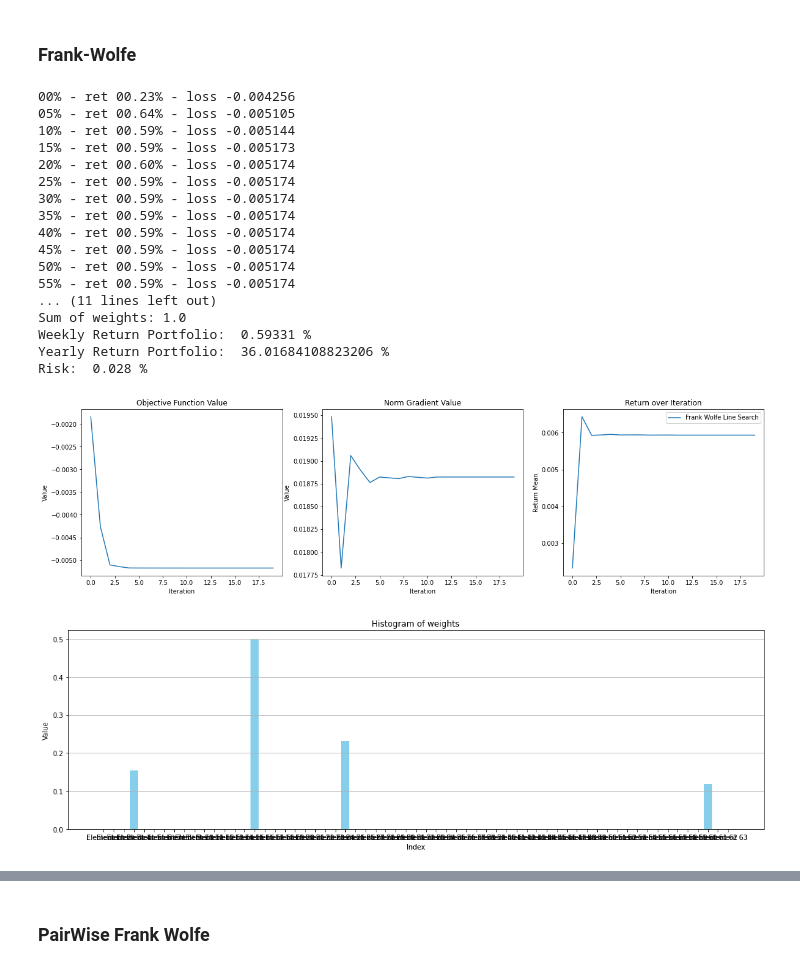
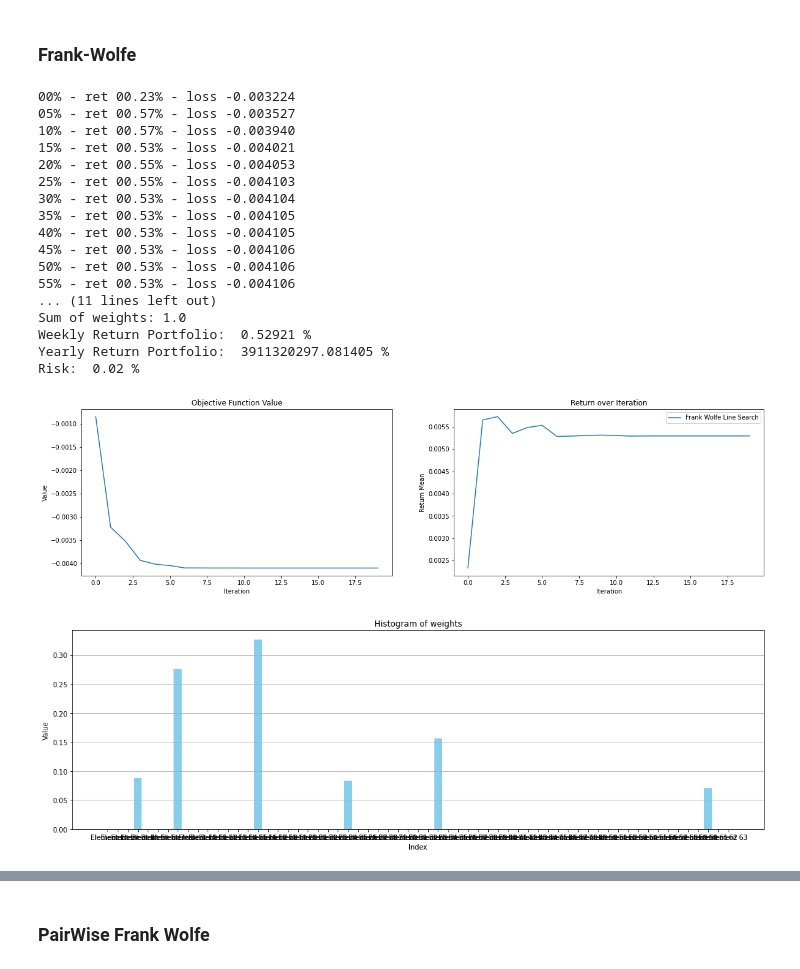
Before and after one commit to RobEngin/Methods-for-Portfolio-Optimization, a Jupyter notebook: opt-project.ipynb, the cells around one changed output, grey strips where cells are left out. Drawn from its saved outputs; the diff is of its cells as text; code cells hidden in the pictures.

```diff
--- a/opt-project.ipynb
+++ b/opt-project.ipynb
@@ -308,87 +291,80 @@ def gradient(weights, ret_mean, cov, RISK_AVERSION):
 # %% [markdown]
 ## Frank-Wolfe and Pairwise Frank-Wolfe over the Markowitz portfolio problems
 # %%
-RISK_AVERSION = 1
+RISK_AVERSION = 3
 # %%
+# Linear Minimization Oracle (LMO)
 def linearMinimizationOracle(grad):
-    """
-    Linear Minimization Oracle (LMO) without using linprog.
-    """
     s = np.zeros_like(grad)
     s[np.argmin(grad)] = 1  # Set the position with the smallest gradient to 1
     return s
 
+# Perform a line search to find the optimal step size (gamma) that minimizes the loss function.
 def line_search(weights, direction, ret_mean, cov_matrix, RISK_AVERSION):
     gamma_range = np.linspace(0, 1, 100)
     losses = [loss((1 - gamma) * weights + gamma * direction, ret_mean, cov_matrix, RISK_AVERSION) for gamma in gamma_range]
     optimal_gamma = gamma_range[np.argmin(losses)]
     return optimal_gamma
 
+# Compute the duality gap for the given weights and gradient.
 def duality_gap(weights, grad):
-    """
-    Compute the duality gap for the given weights and gradient.
-    """
     s = linearMinimizationOracle(grad)
     return np.dot(grad, weights - s)
 # %% [markdown]
 ### Frank-Wolfe
 # %%
+%%time
+
 ITERATIONS = 20
 
 loss_values_ls = []
-grad_values_ls = []
 returns_iteration_ls = []
 
 weights = np.ones(nStocks) / nStocks
 
 for itr in range(ITERATIONS):
     if itr % (ITERATIONS * 0.05) == 0:
         print(f"{int(itr/ITERATIONS*100):02}%", end="")
 
     grad = gradient(weights, mean_returns, cov_matrix, RISK_AVERSION)
     s = linearMinimizationOracle(grad)
 
     # Store values for plotting
     loss_values_ls.append(loss(weights, mean_returns, cov_matrix, RISK_AVERSION))
-    grad_values_ls.append(np.linalg.norm(grad))
     returns_iteration_ls.append(checkMeanRet(weights, mean_returns))
 
-    # Calcola il passo ottimale con la line search
     gamma = line_search(weights, s, mean_returns, cov_matrix, RISK_AVERSION)
     weights = (1 - gamma) * weights + gamma * s
 
-    # Proiezione per assicurare che i pesi siano validi
     weights = np.clip(weights, 0, 1)
     weights /= np.sum(weights)
 
-    # Verifica la convergenza
     if np.linalg.norm(grad) < 1e-6:
         break
 
     if itr % (ITERATIONS * 0.05) == 0:
         print(f" - ret {(returns_iteration_ls[-1])*100:05.2f}% - loss {loss(weights, mean_returns, cov_matrix, RISK_AVERSION):05.6f}")
 
-# Esegui l'ottimizzazione
 optimal_weights_ls = weights
 
-plot_results(loss_values_ls, grad_values_ls, returns_iteration_ls, optimal_weights_ls, 'Frank Wolfe Line Search')
+plot_results(loss_values_ls, returns_iteration_ls, optimal_weights_ls, 'Frank Wolfe Line Search')
 # %% [output]
-00% - ret 00.23% - loss -0.004256
-05% - ret 00.64% - loss -0.005105
-10% - ret 00.59% - loss -0.005144
-15% - ret 00.59% - loss -0.005173
-20% - ret 00.60% - loss -0.005174
-25% - ret 00.59% - loss -0.005174
-30% - ret 00.59% - loss -0.005174
-35% - ret 00.59% - loss -0.005174
-40% - ret 00.59% - loss -0.005174
-45% - ret 00.59% - loss -0.005174
-50% - ret 00.59% - loss -0.005174
-55% - ret 00.59% - loss -0.005174
+00% - ret 00.23% - loss -0.003224
+05% - ret 00.57% - loss -0.003527
+10% - ret 00.57% - loss -0.003940
+15% - ret 00.53% - loss -0.004021
+20% - ret 00.55% - loss -0.004053
+25% - ret 00.55% - loss -0.004103
+30% - ret 00.53% - loss -0.004104
+35% - ret 00.53% - loss -0.004105
+40% - ret 00.53% - loss -0.004105
+45% - ret 00.53% - loss -0.004106
+50% - ret 00.53% - loss -0.004106
+55% - ret 00.53% - loss -0.004106
 ... (11 lines left out)
 Sum of weights: 1.0
-Weekly Return Portfolio:  0.59331 %
-Yearly Return Portfolio:  36.01684108823206 %
-Risk:  0.028 %
+Weekly Return Portfolio:  0.52921 %
+Yearly Return Portfolio:  3911320297.081405 %
+Risk:  0.02 %
-[figure, old version]
+[figure, new version]
-[figure, old version]
+[figure, new version]
```
Also changed, not shown: parts of 17 cells of this notebook, 1 other file.
